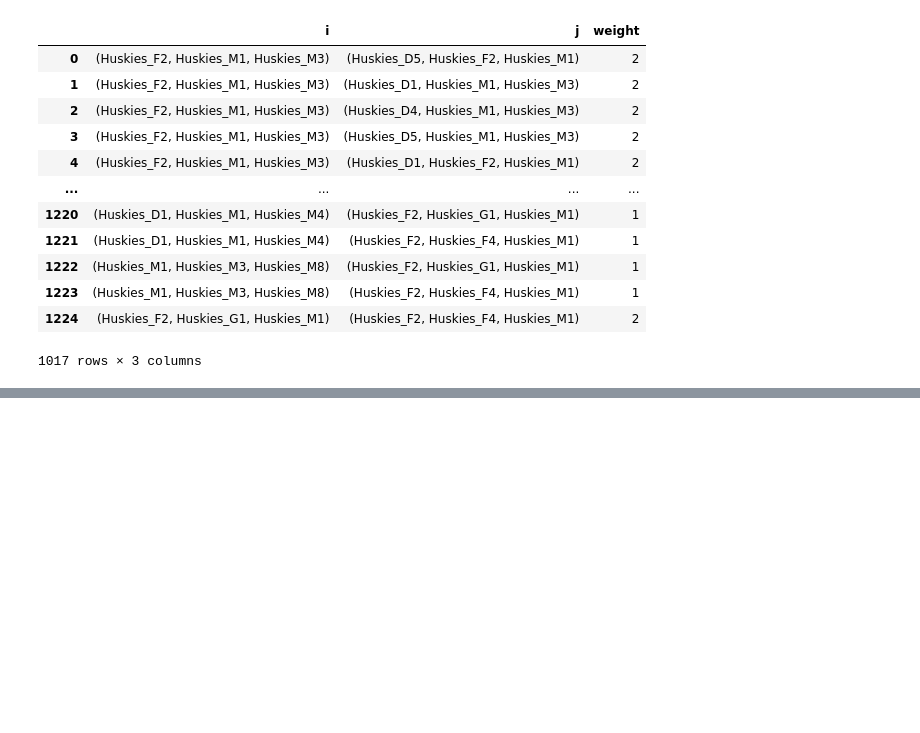
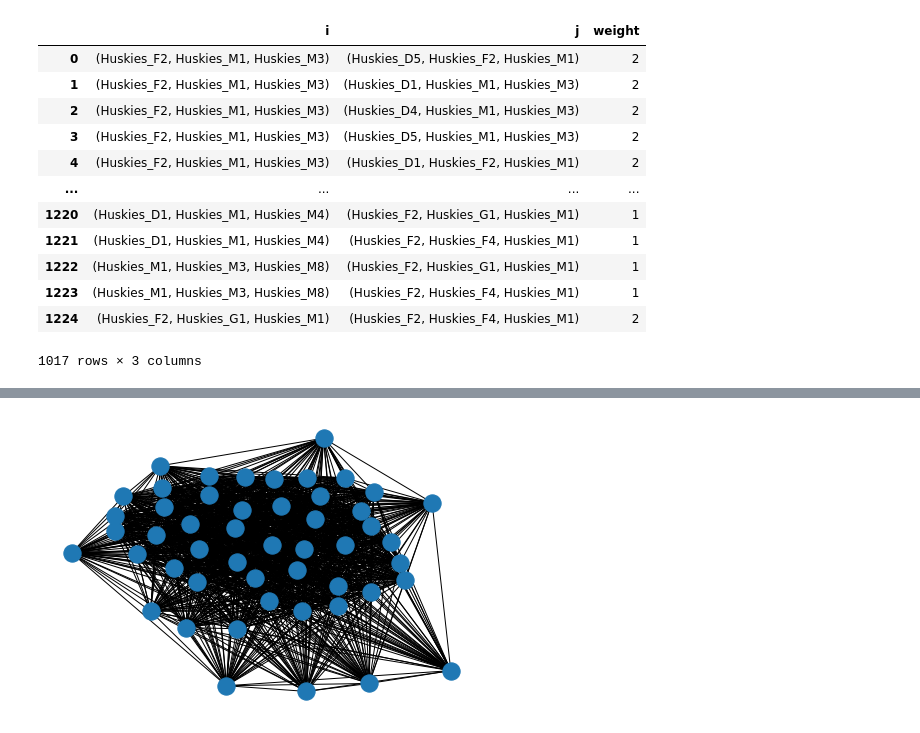
Before and after one commit to jansona/2020_MCM_ICM, a Jupyter notebook: task_1.ipynb, the cells around one changed output, grey strips where cells are left out. Drawn from its saved outputs; the diff is of its cells as text; code cells hidden in the pictures; blank space fills up the shorter version.

```diff
--- a/task_1.ipynb
+++ b/task_1.ipynb
@@ -402,5 +415,6 @@ for i in range(len(players)):
     for j in range(len(players)):
         G.add_edge(i, j, weight=A[i][j])
 # %%
-nx.eigenvector_centrality_numpy(G, weight='weight')
+ec = nx.eigenvector_centrality_numpy(G, weight='weight')
+ec
 # %% [output]
@@ -423,0 +438,6 @@ nx.eigenvector_centrality_numpy(G, weight='weight')
+# %%
+ps = []
+vs = []
+for p, v in ec.items():
+    ps.append(players[0])
+    vs.append(v)
@@ -565,0 +594,11 @@ new_graph
+# %%
+newG = nx.Graph()
+
+for n in a:
+    newG.add_node(n)
+
+for n in b:
+    newG.add_node(n)
+
+for i, w in enumerate(weight):
+    newG.add_edge(a[i], b[i], weight=w)
@@ -565,0 +611,4 @@ new_graph
+# %%
+nx.draw_spring(newG)
+# %% [output]
+[figure, added]
```
Also changed, not shown: parts of 15 cells of this notebook, 1 other file.
